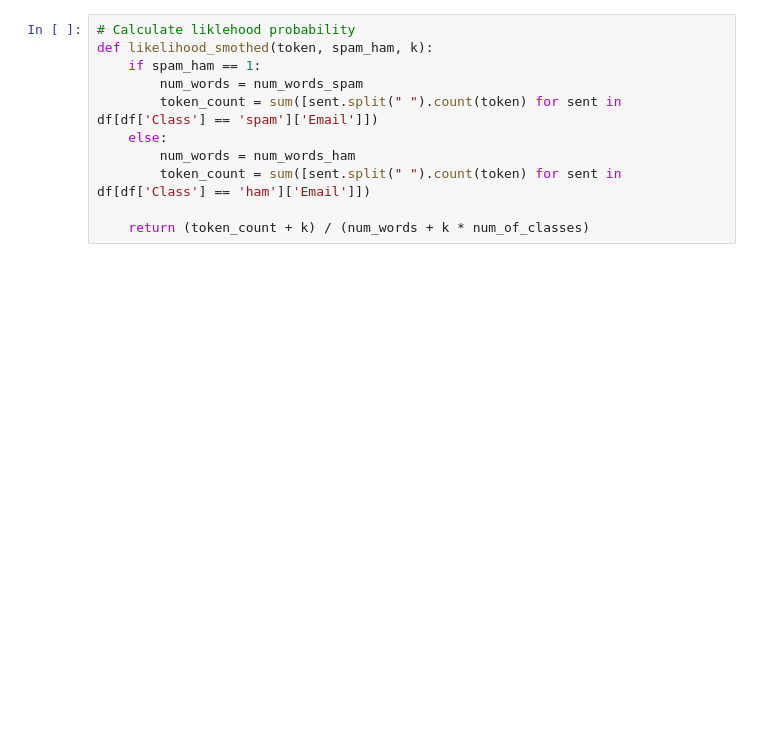
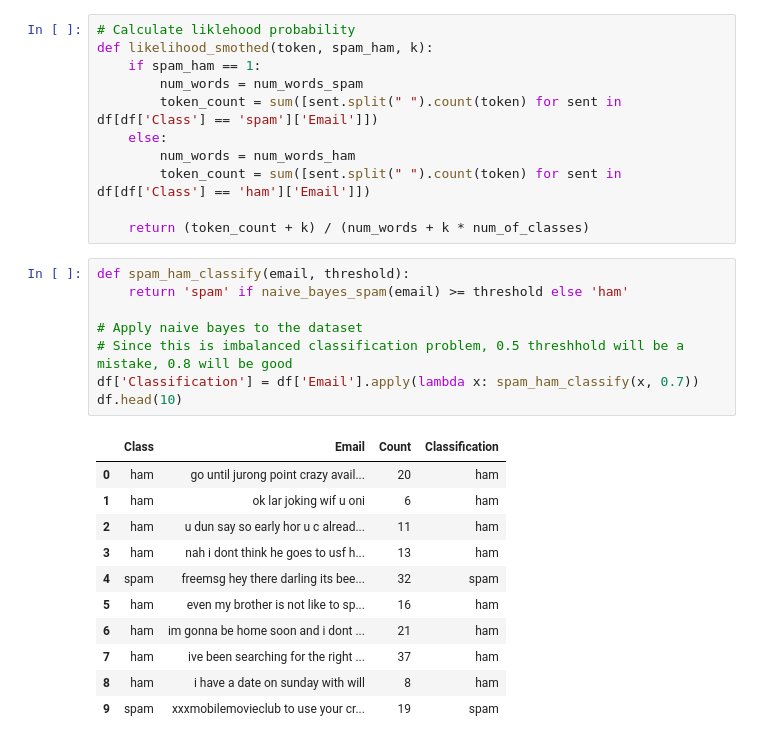
Before and after one commit to Ehab42/Naive-Bayes-Email-Spam-Filter, a Jupyter notebook: Naive Bayes Spam Filter.ipynb, the cells around one changed output. Cells and saved outputs as stored; diff of their text form; blank space fills up the shorter version.

```diff
--- a/Naive Bayes Spam Filter.ipynb
+++ b/Naive Bayes Spam Filter.ipynb
@@ -248,3 +246,23 @@ def likelihood_smothed(token, spam_ham, k):
         token_count = sum([sent.split(" ").count(token) for sent in df[df['Class'] == 'ham']['Email']])
 
     return (token_count + k) / (num_words + k * num_of_classes)
+# %%
+def spam_ham_classify(email, threshold):
+    return 'spam' if naive_bayes_spam(email) >= threshold else 'ham'
+
+# Apply naive bayes to the dataset
+# Since this is imbalanced classification problem, 0.5 threshhold will be a mistake, 0.8 will be good
+df['Classification'] = df['Email'].apply(lambda x: spam_ham_classify(x, 0.7))
+df.head(10)
+# %% [output]
+|  | Class | Email | Count | Classification |
+| 0 | ham | go until jurong point crazy avail... | 20 | ham |
+| 1 | ham | ok lar joking wif u oni | 6 | ham |
+| 2 | ham | u dun say so early hor u c alread... | 11 | ham |
+| 3 | ham | nah i dont think he goes to usf h... | 13 | ham |
+| 4 | spam | freemsg hey there darling its bee... | 32 | spam |
+| 5 | ham | even my brother is not like to sp... | 16 | ham |
+| 6 | ham | im gonna be home soon and i dont ... | 21 | ham |
+| 7 | ham | ive been searching for the right ... | 37 | ham |
+| 8 | ham | i have a date on sunday with will | 8 | ham |
+| 9 | spam | xxxmobilemovieclub to use your cr... | 19 | spam |
```
Also changed, not shown: parts of 6 cells of this notebook, 1 other file.
